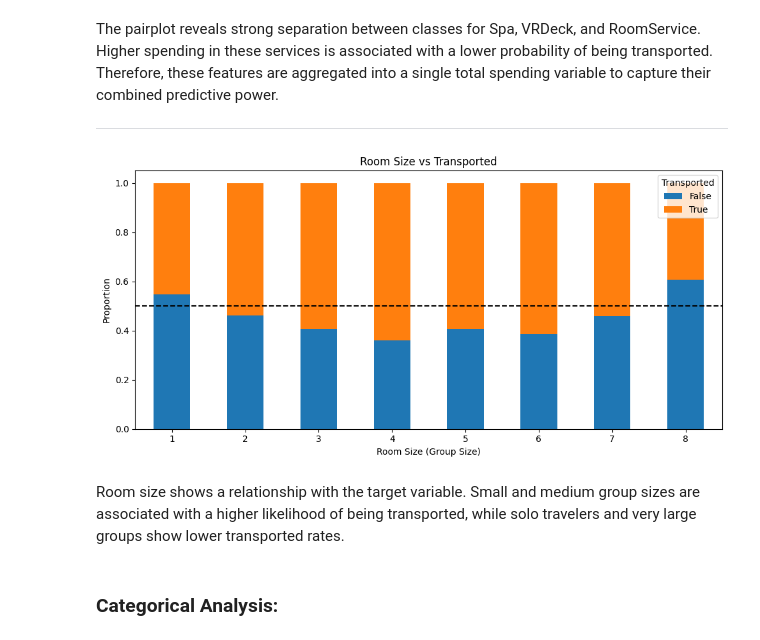
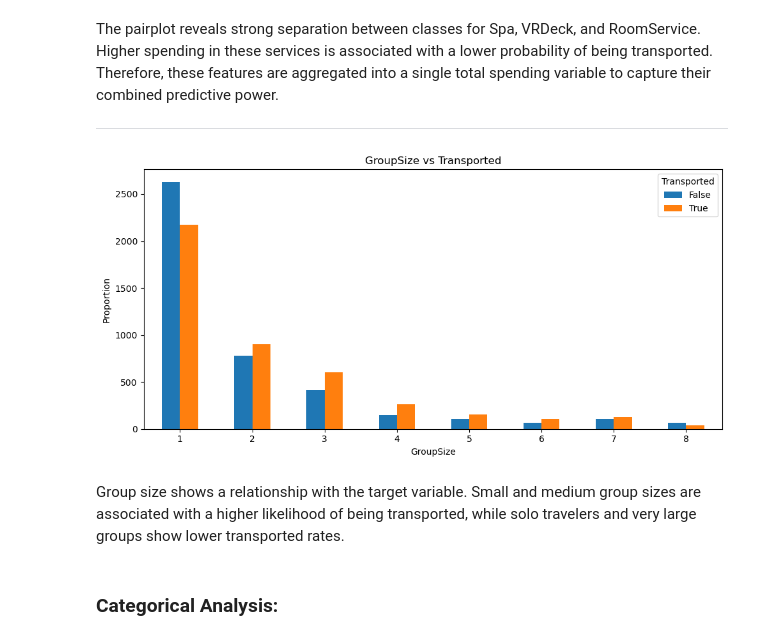
Before and after one commit to YarinArava/SpaceShipTitanic_FinalProject, a Jupyter notebook: Spaceship_Titanic_edited_2.ipynb, the cells around one changed output. Saved outputs shown, nothing was run; the diff lists cells and outputs as text; code cells hidden in the pictures.

```diff
--- a/Spaceship_Titanic_edited_2.ipynb
+++ b/Spaceship_Titanic_edited_2.ipynb
@@ -10,6 +10,6 @@ from prettytable import PrettyTable
 ## Phase 1:
 ### Exploratory Data Analysis:
 # %%
-df = pd.read_csv('data/Spaceship data.csv')
+df = pd.read_csv('Spaceship data.csv')
 df.head()
 # %% [output]
@@ -192,26 +197,24 @@ df['PassengerGroup'] = df['PassengerId'].str.split('_').str[0]
 
 # Compute room / group size
 group_sizes = df['PassengerGroup'].value_counts()
-df['RoomSize'] = df['PassengerGroup'].map(group_sizes)
+df['GroupSize'] = df['PassengerGroup'].map(group_sizes)
 # %%
 ct = pd.crosstab(
-    df['RoomSize'],
-    df['Transported'],
-    normalize='index'
+    df['GroupSize'],
+    df['Transported']
 )
 
-ct.plot(kind='bar', stacked=True, figsize=(10,5))
-plt.axhline(0.5, color='black', linestyle='--')
-plt.xlabel('Room Size (Group Size)')
+ct.plot(kind='bar', stacked=False, figsize=(10,5))
+plt.xlabel('GroupSize')
 plt.ylabel('Proportion')
-plt.title('Room Size vs Transported')
+plt.title('GroupSize vs Transported')
 plt.xticks(rotation=0)
 plt.tight_layout()
 plt.show()
 # %% [output]
-[figure, old version]
+[figure, new version]
 # %% [markdown]
-Room size shows a relationship with the target variable. Small and medium group sizes are associated with a higher likelihood of being transported, while solo travelers and very large groups show lower transported rates.
+Group size shows a relationship with the target variable. Small and medium group sizes are associated with a higher likelihood of being transported, while solo travelers and very large groups show lower transported rates.
 # %% [markdown]
 ### Categorical Analysis:
 # %%
```
Also changed, not shown: parts of 28 cells of this notebook.
